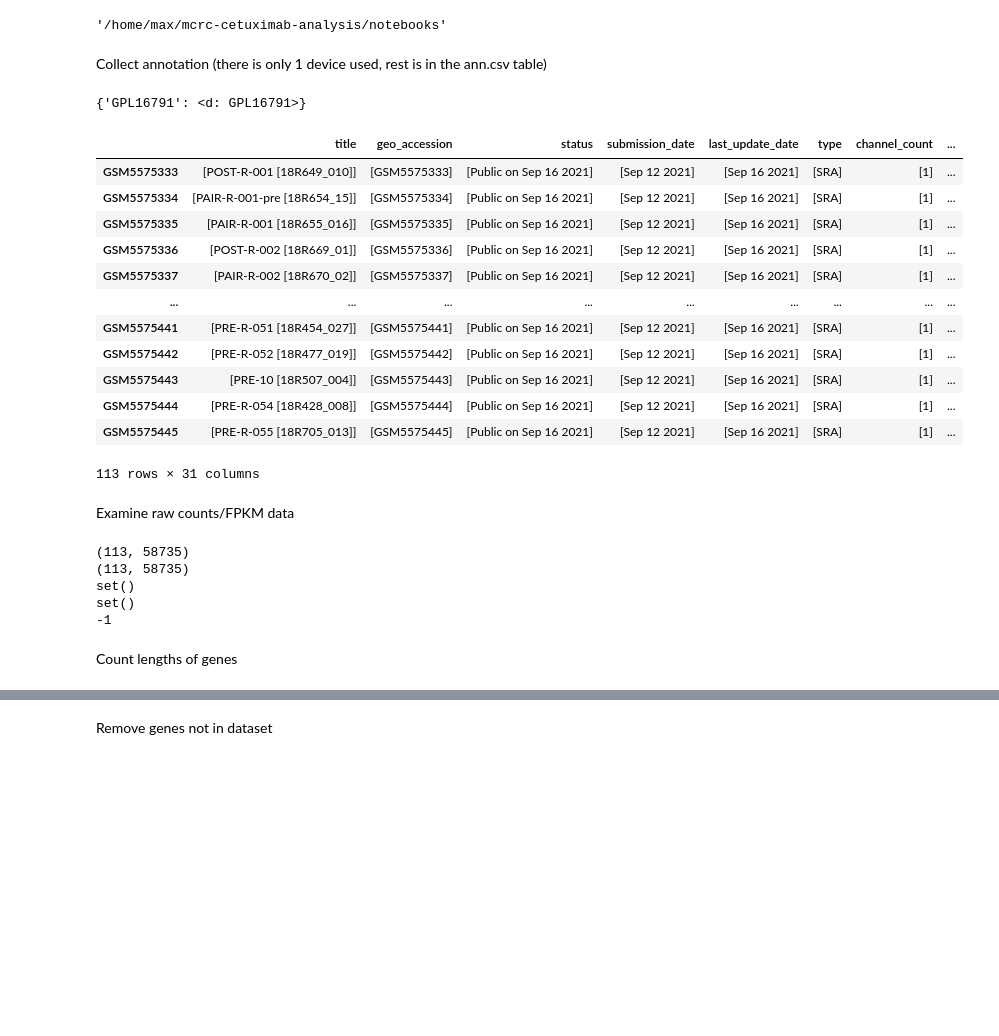
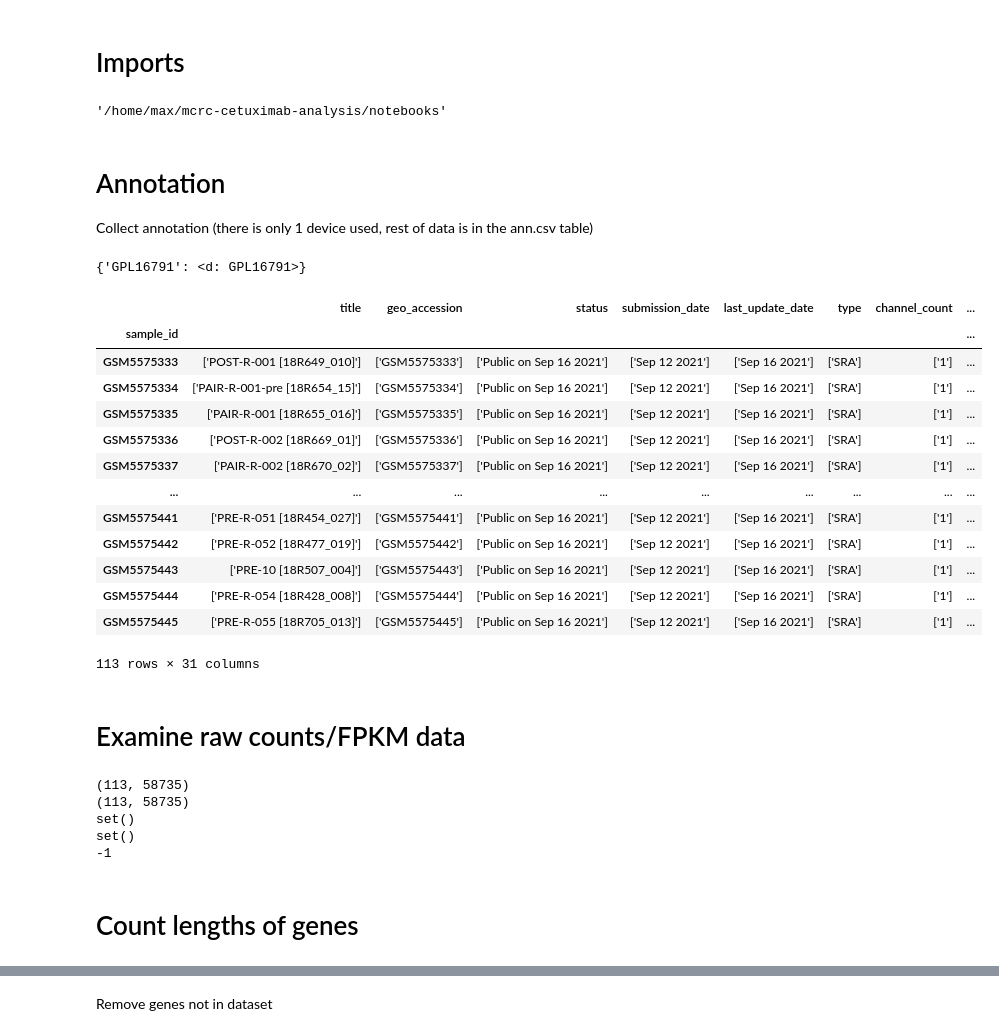
Before and after one commit to lkmaks/mcrc-cetuximab-analysis, a Jupyter notebook: notebooks/explore_data.ipynb, the cells around one changed output, grey strips where cells are left out. Drawn from its saved outputs; the diff is of its cells as text; code cells hidden in the pictures; blank space fills up the shorter version.

Commit message:
Processed counts and annotation

```diff
--- a/notebooks/explore_data.ipynb
+++ b/notebooks/explore_data.ipynb
@@ -1,3 +48,5 @@
+# %% [markdown]
+# Imports
 # %%
 import pandas as pd
 import matplotlib.pyplot as plt
@@ -9,37 +58,46 @@ os.getcwd()
 # %% [output]
 '/home/max/mcrc-cetuximab-analysis/notebooks'
 # %% [markdown]
-Collect annotation (there is only 1 device used, rest is in the ann.csv table)
+# Annotation
+
+Collect annotation (there is only 1 device used, rest of data is in the ann.csv table)
 # %%
 gse = Geo.get_GEO(filepath="../raw/GSE183984_family.soft", silent=True)
 print(gse.gpls)
 for key in gse.gsms:
     df = pd.DataFrame(columns=gse.gsms[key].metadata.keys())
     break
 
 for key in gse.gsms:
     df = pd.concat([df, pd.DataFrame([gse.gsms[key].metadata], index=[key])])
 
 df.to_csv("../data/ann.csv", index=True)
 
+df = pd.read_csv("../data/ann.csv")
+df = df.rename(columns={'Unnamed: 0': 'sample_id'})
+df = df.set_index('sample_id')
+
+df.to_csv("../data/ann.csv", index=True)
+
 df
 # %% [output]
 {'GPL16791': <d: GPL16791>}
 |  | title | geo_accession | status | submission_date | last_update_date | type | channel_count | ... |
-| GSM5575333 | [POST-R-001 [18R649_010]] | [GSM5575333] | [Public on Sep 16 2021] | [Sep 12 2021] | [Sep 16 2021] | [SRA] | [1] | ... |
-| GSM5575334 | [PAIR-R-001-pre [18R654_15]] | [GSM5575334] | [Public on Sep 16 2021] | [Sep 12 2021] | [Sep 16 2021] | [SRA] | [1] | ... |
-| GSM5575335 | [PAIR-R-001 [18R655_016]] | [GSM5575335] | [Public on Sep 16 2021] | [Sep 12 2021] | [Sep 16 2021] | [SRA] | [1] | ... |
-| GSM5575336 | [POST-R-002 [18R669_01]] | [GSM5575336] | [Public on Sep 16 2021] | [Sep 12 2021] | [Sep 16 2021] | [SRA] | [1] | ... |
-| GSM5575337 | [PAIR-R-002 [18R670_02]] | [GSM5575337] | [Public on Sep 16 2021] | [Sep 12 2021] | [Sep 16 2021] | [SRA] | [1] | ... |
+| sample_id |  |  |  |  |  |  |  | ... |
+| GSM5575333 | ['POST-R-001 [18R649_010]'] | ['GSM5575333'] | ['Public on Sep 16 2021'] | ['Sep 12 2021'] | ['Sep 16 2021'] | ['SRA'] | ['1'] | ... |
+| GSM5575334 | ['PAIR-R-001-pre [18R654_15]'] | ['GSM5575334'] | ['Public on Sep 16 2021'] | ['Sep 12 2021'] | ['Sep 16 2021'] | ['SRA'] | ['1'] | ... |
+| GSM5575335 | ['PAIR-R-001 [18R655_016]'] | ['GSM5575335'] | ['Public on Sep 16 2021'] | ['Sep 12 2021'] | ['Sep 16 2021'] | ['SRA'] | ['1'] | ... |
+| GSM5575336 | ['POST-R-002 [18R669_01]'] | ['GSM5575336'] | ['Public on Sep 16 2021'] | ['Sep 12 2021'] | ['Sep 16 2021'] | ['SRA'] | ['1'] | ... |
+| GSM5575337 | ['PAIR-R-002 [18R670_02]'] | ['GSM5575337'] | ['Public on Sep 16 2021'] | ['Sep 12 2021'] | ['Sep 16 2021'] | ['SRA'] | ['1'] | ... |
 | ... | ... | ... | ... | ... | ... | ... | ... | ... |
-| GSM5575441 | [PRE-R-051 [18R454_027]] | [GSM5575441] | [Public on Sep 16 2021] | [Sep 12 2021] | [Sep 16 2021] | [SRA] | [1] | ... |
-| GSM5575442 | [PRE-R-052 [18R477_019]] | [GSM5575442] | [Public on Sep 16 2021] | [Sep 12 2021] | [Sep 16 2021] | [SRA] | [1] | ... |
-| GSM5575443 | [PRE-10 [18R507_004]] | [GSM5575443] | [Public on Sep 16 2021] | [Sep 12 2021] | [Sep 16 2021] | [SRA] | [1] | ... |
-| GSM5575444 | [PRE-R-054 [18R428_008]] | [GSM5575444] | [Public on Sep 16 2021] | [Sep 12 2021] | [Sep 16 2021] | [SRA] | [1] | ... |
-| GSM5575445 | [PRE-R-055 [18R705_013]] | [GSM5575445] | [Public on Sep 16 2021] | [Sep 12 2021] | [Sep 16 2021] | [SRA] | [1] | ... |
+| GSM5575441 | ['PRE-R-051 [18R454_027]'] | ['GSM5575441'] | ['Public on Sep 16 2021'] | ['Sep 12 2021'] | ['Sep 16 2021'] | ['SRA'] | ['1'] | ... |
+| GSM5575442 | ['PRE-R-052 [18R477_019]'] | ['GSM5575442'] | ['Public on Sep 16 2021'] | ['Sep 12 2021'] | ['Sep 16 2021'] | ['SRA'] | ['1'] | ... |
+| GSM5575443 | ['PRE-10 [18R507_004]'] | ['GSM5575443'] | ['Public on Sep 16 2021'] | ['Sep 12 2021'] | ['Sep 16 2021'] | ['SRA'] | ['1'] | ... |
+| GSM5575444 | ['PRE-R-054 [18R428_008]'] | ['GSM5575444'] | ['Public on Sep 16 2021'] | ['Sep 12 2021'] | ['Sep 16 2021'] | ['SRA'] | ['1'] | ... |
+| GSM5575445 | ['PRE-R-055 [18R705_013]'] | ['GSM5575445'] | ['Public on Sep 16 2021'] | ['Sep 12 2021'] | ['Sep 16 2021'] | ['SRA'] | ['1'] | ... |
 113 rows × 31 columns
 # %% [markdown]
-Examine raw counts/FPKM data
+# Examine raw counts/FPKM data
 # %%
 fpkms_df = pd.read_csv("../raw/GSE183984_ASAN_RNASEQ_FPKM_ensg.csv", index_col=0).T
 raw_counts_df = pd.read_csv("../raw/GSE183984_ASAN_RNASEQ_raw_counts_ensg.csv", index_col=0).T
@@ -60,5 +118,5 @@ set()
 set()
 -1
 # %% [markdown]
-Count lengths of genes
+# Count lengths of genes
 # %%
```
Also changed, not shown: parts of 10 cells of this notebook, 11 other files.
